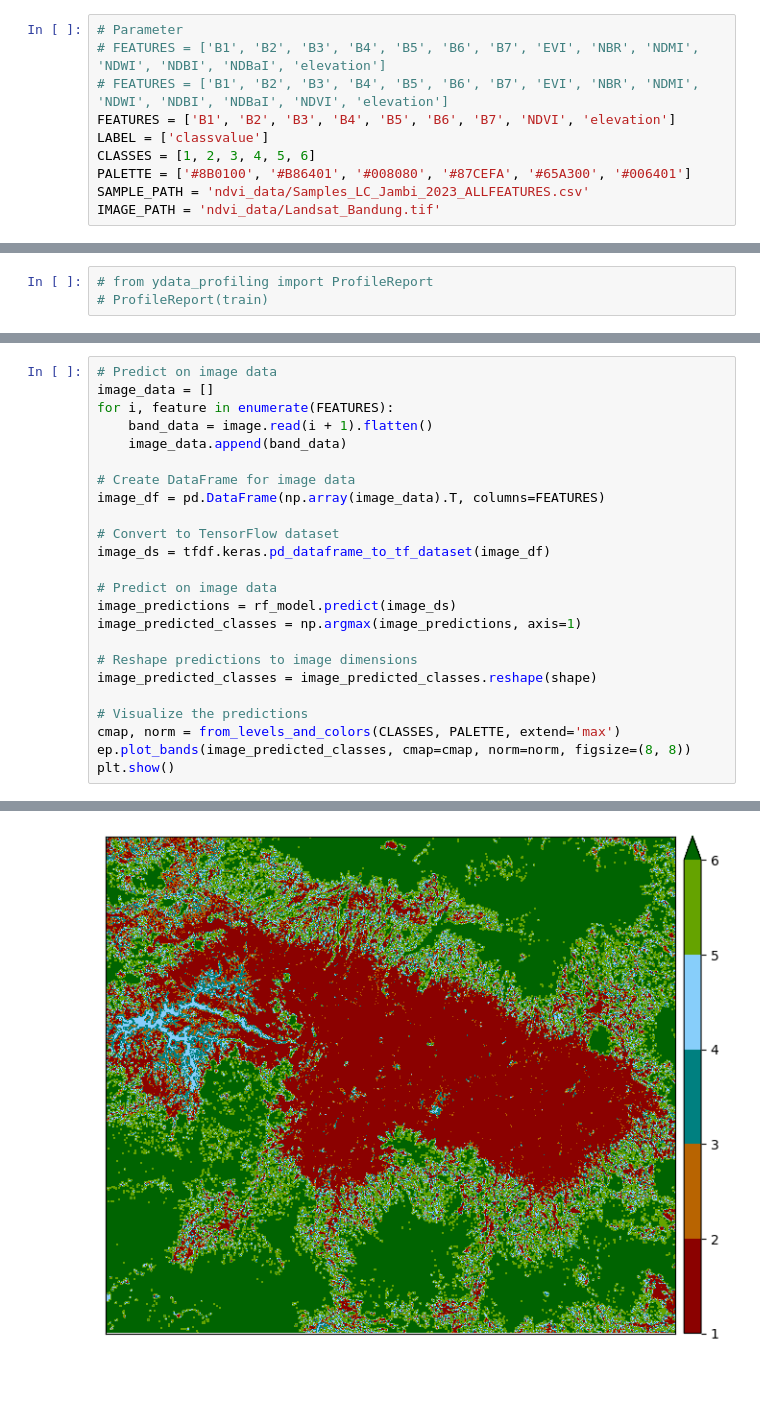
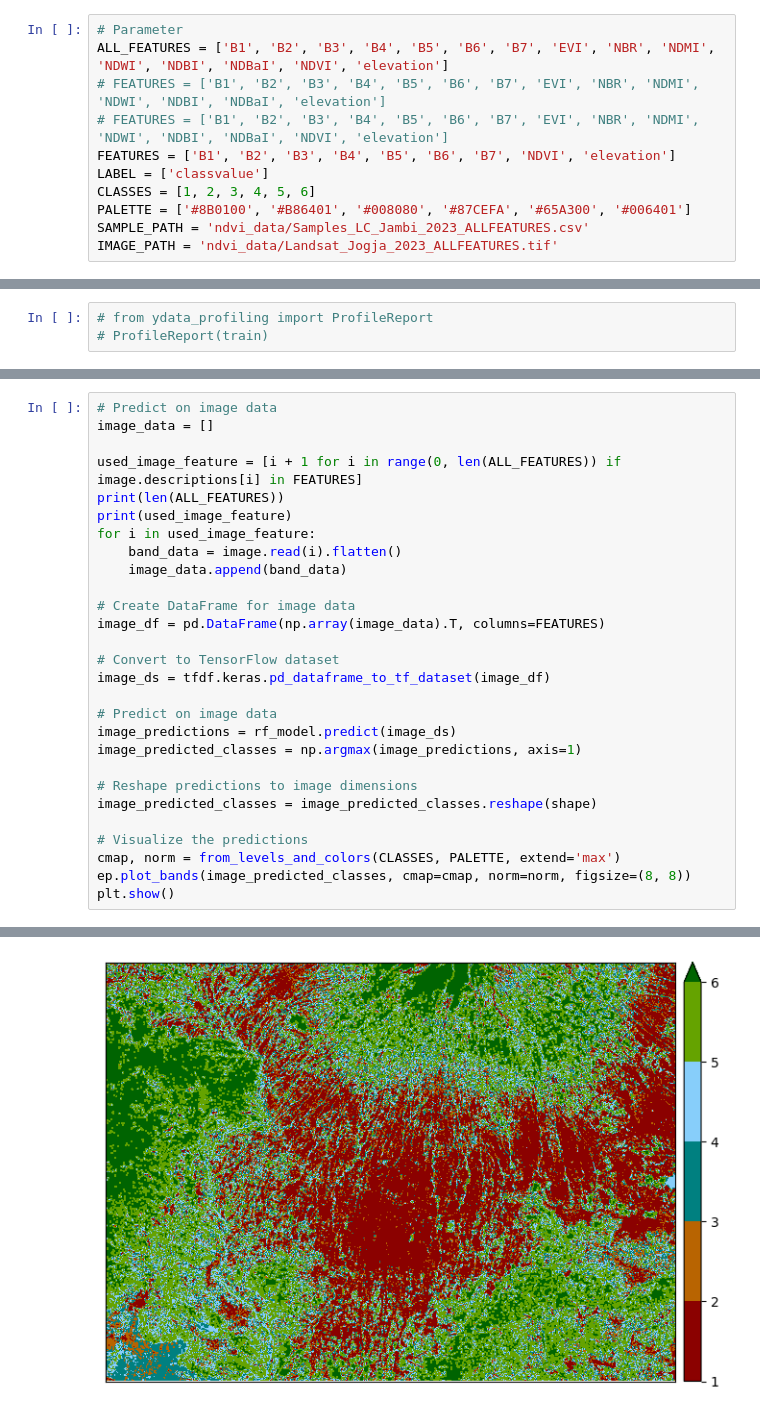
Before and after one commit to C242-PS410-Capstone-Team/Machine-Learning, a Jupyter notebook: NDVI_Random_Forest.ipynb, the cells around one changed output, grey strips where cells are left out. Drawn from its saved outputs; the diff is of its cells as text; blank space fills up the shorter version.

Commit message:
fix: image bands

```diff
--- a/NDVI_Random_Forest.ipynb
+++ b/NDVI_Random_Forest.ipynb
@@ -14,6 +14,7 @@ from matplotlib.colors import from_levels_and_colors
 import earthpy.plot as ep
 # %%
 # Parameter
+ALL_FEATURES = ['B1', 'B2', 'B3', 'B4', 'B5', 'B6', 'B7', 'EVI', 'NBR', 'NDMI', 'NDWI', 'NDBI', 'NDBaI', 'NDVI', 'elevation']
 # FEATURES = ['B1', 'B2', 'B3', 'B4', 'B5', 'B6', 'B7', 'EVI', 'NBR', 'NDMI', 'NDWI', 'NDBI', 'NDBaI', 'elevation']
 # FEATURES = ['B1', 'B2', 'B3', 'B4', 'B5', 'B6', 'B7', 'EVI', 'NBR', 'NDMI', 'NDWI', 'NDBI', 'NDBaI', 'NDVI', 'elevation']
 FEATURES = ['B1', 'B2', 'B3', 'B4', 'B5', 'B6', 'B7', 'NDVI', 'elevation']
@@ -21,7 +22,7 @@ LABEL = ['classvalue']
 CLASSES = [1, 2, 3, 4, 5, 6]
 PALETTE = ['#8B0100', '#B86401', '#008080', '#87CEFA', '#65A300', '#006401']
 SAMPLE_PATH = 'ndvi_data/Samples_LC_Jambi_2023_ALLFEATURES.csv'
-IMAGE_PATH = 'ndvi_data/Landsat_Bandung.tif'
+IMAGE_PATH = 'ndvi_data/Landsat_Jogja_2023_ALLFEATURES.tif'
 # %%
 # Load image
 image = rasterio.open(IMAGE_PATH)
@@ -148,8 +149,12 @@ weighted avg       0.89      0.88      0.88      4830
 # %%
 # Predict on image data
 image_data = []
-for i, feature in enumerate(FEATURES):
-    band_data = image.read(i + 1).flatten()
+
+used_image_feature = [i + 1 for i in range(0, len(ALL_FEATURES)) if image.descriptions[i] in FEATURES]
+print(len(ALL_FEATURES))
+print(used_image_feature)
+for i in used_image_feature:
+    band_data = image.read(i).flatten()
     image_data.append(band_data)
 
 # Create DataFrame for image data
@@ -174 +181 @@ plt.show()
-[figure, old version]
+[figure, new version]
```
Also changed, not shown: parts of 6 cells of this notebook, 1 other file.
